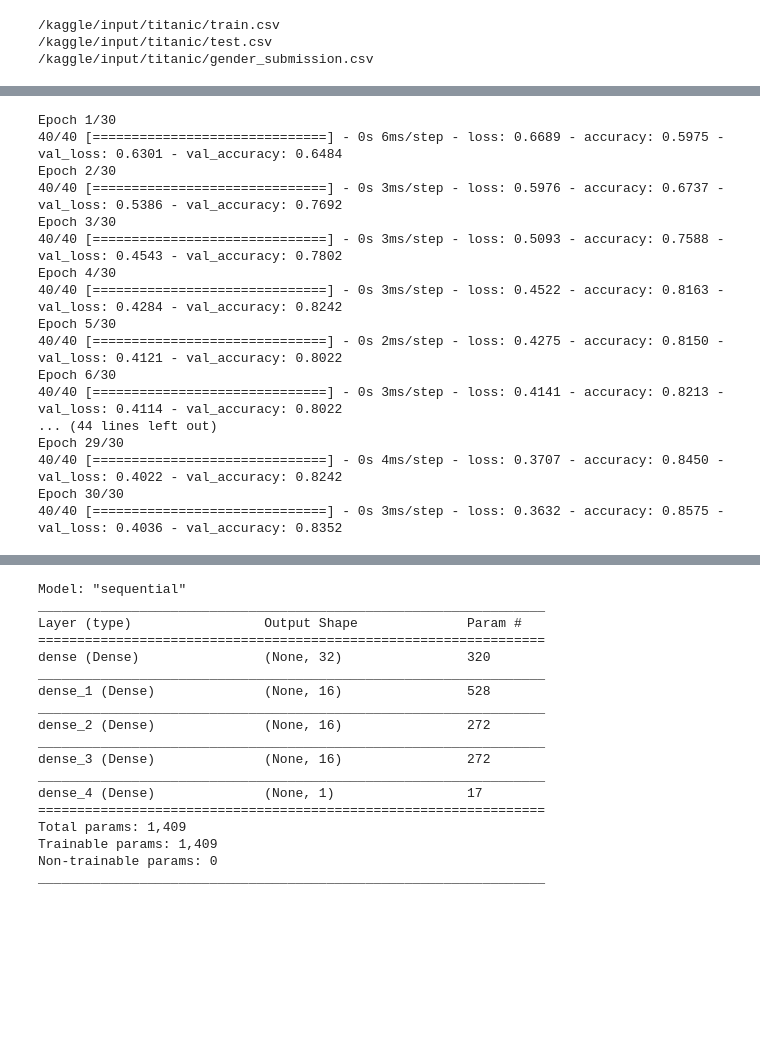
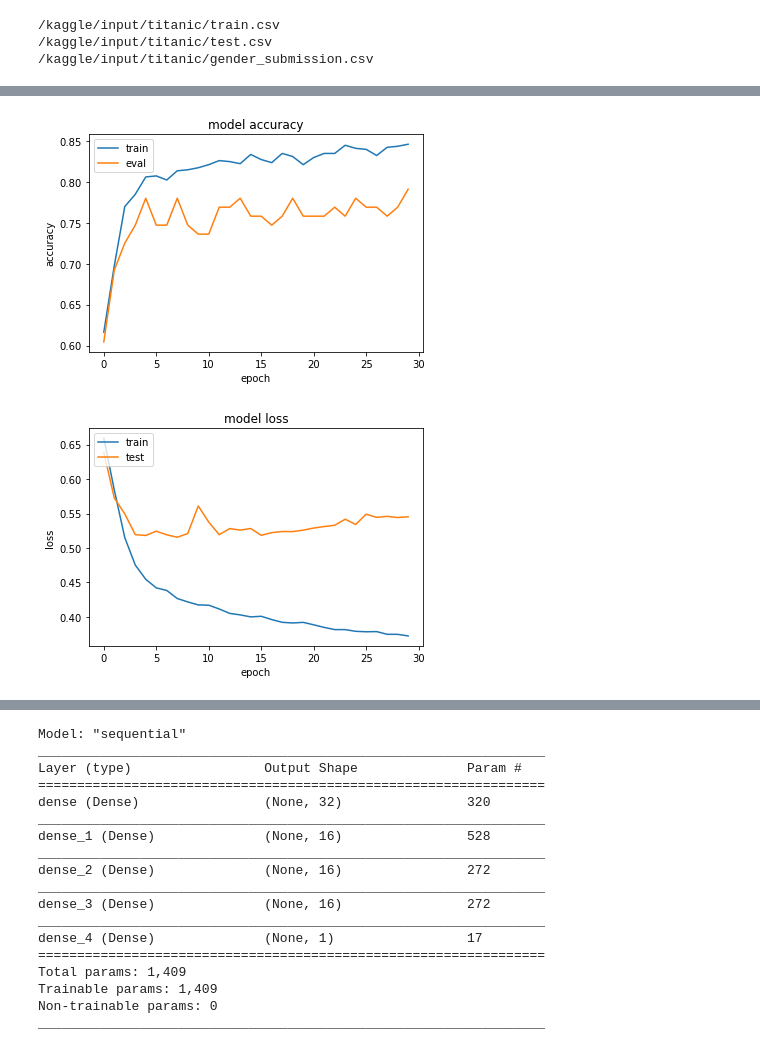
Before and after one commit to hermanchui/kaggle-2020-12-titanic, a Jupyter notebook: notebooka96140491d.ipynb, the cells around one changed output, grey strips where cells are left out. Drawn from its saved outputs; the diff is of its cells as text; code cells hidden in the pictures; blank space fills up the shorter version.

```diff
--- a/notebooka96140491d.ipynb
+++ b/notebooka96140491d.ipynb
@@ -93,28 +72,27 @@ See the caveats in the documentation: https://pandas.pydata.org/pandas-docs/stab
 # %%
 keras.backend.clear_session()
 model = tf.keras.models.Sequential([
                             tf.keras.layers.Dense(32,activation='relu'),
                             tf.keras.layers.Dense(16,activation='relu'),
                             tf.keras.layers.Dense(16,activation='relu'),
                             tf.keras.layers.Dense(16,activation='relu'),
                             tf.keras.layers.Dense(1, activation='sigmoid')])
 model.compile(optimizer='adam', loss='binary_crossentropy', metrics=['accuracy'])
-history = model.fit(x_train, y_train, epochs=30, batch_size = 20, validation_data = (x_eval, y_eval))
+history = model.fit(x_train, y_train, epochs=30, batch_size = 20, validation_data = (x_eval, y_eval), verbose = 0)
+plt.plot(history.history['accuracy'])
+plt.plot(history.history['val_accuracy'])
+plt.title('model accuracy')
+plt.ylabel('accuracy')
+plt.xlabel('epoch')
+plt.legend(['train', 'eval'], loc='upper left')
+plt.show()
+plt.plot(history.history['loss'])
+plt.plot(history.history['val_loss'])
+plt.title('model loss')
+plt.ylabel('loss')
+plt.xlabel('epoch')
+plt.legend(['train', 'test'], loc='upper left')
+plt.show()
 # %% [output]
-Epoch 1/30
-40/40 [==============================] - 0s 6ms/step - loss: 0.6689 - accuracy: 0.5975 - val_loss: 0.6301 - val_accuracy: 0.6484
-Epoch 2/30
-40/40 [==============================] - 0s 3ms/step - loss: 0.5976 - accuracy: 0.6737 - val_loss: 0.5386 - val_accuracy: 0.7692
-Epoch 3/30
-40/40 [==============================] - 0s 3ms/step - loss: 0.5093 - accuracy: 0.7588 - val_loss: 0.4543 - val_accuracy: 0.7802
-Epoch 4/30
-40/40 [==============================] - 0s 3ms/step - loss: 0.4522 - accuracy: 0.8163 - val_loss: 0.4284 - val_accuracy: 0.8242
-Epoch 5/30
-40/40 [==============================] - 0s 2ms/step - loss: 0.4275 - accuracy: 0.8150 - val_loss: 0.4121 - val_accuracy: 0.8022
-Epoch 6/30
-40/40 [==============================] - 0s 3ms/step - loss: 0.4141 - accuracy: 0.8213 - val_loss: 0.4114 - val_accuracy: 0.8022
-... (44 lines left out)
-Epoch 29/30
-40/40 [==============================] - 0s 4ms/step - loss: 0.3707 - accuracy: 0.8450 - val_loss: 0.4022 - val_accuracy: 0.8242
-Epoch 30/30
-40/40 [==============================] - 0s 3ms/step - loss: 0.3632 - accuracy: 0.8575 - val_loss: 0.4036 - val_accuracy: 0.8352
+[figure, added]
+[figure, added]
```
Also changed, not shown: parts of 2 cells of this notebook.
